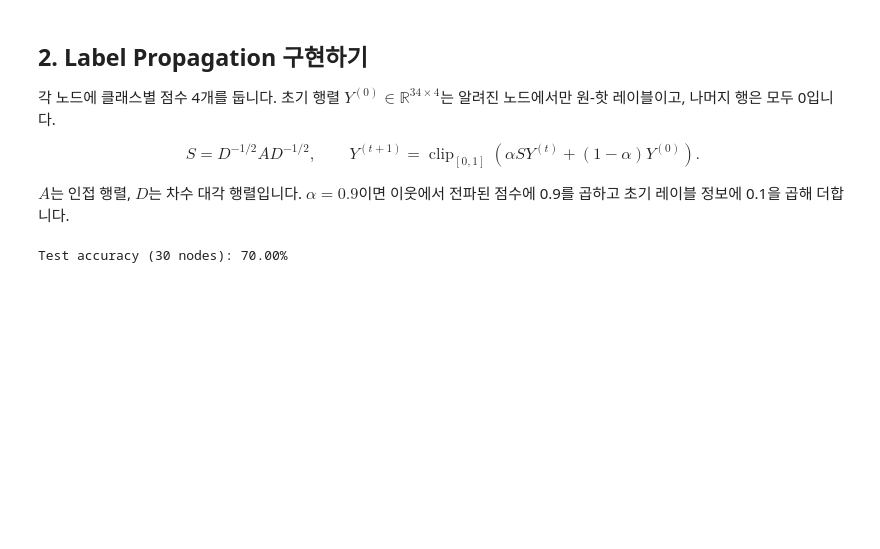
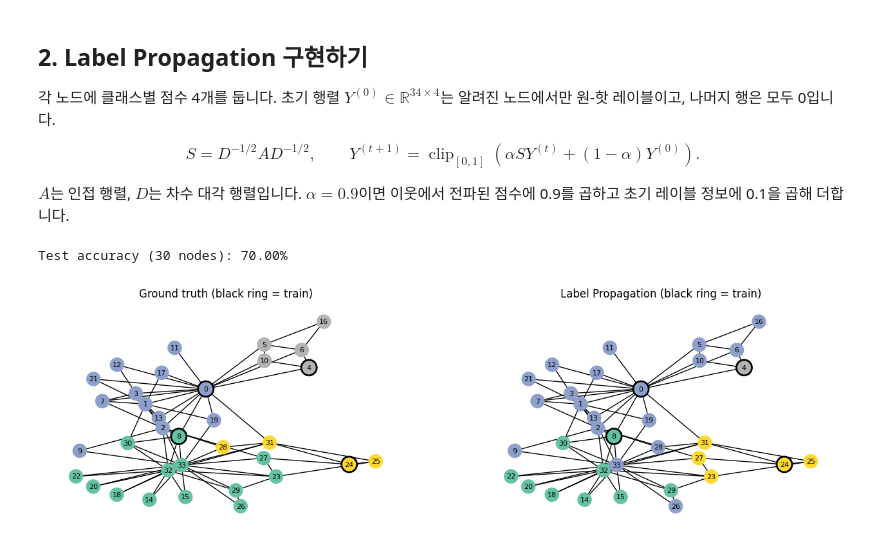
Before and after one commit to KeunJuSong/KETI_AI_Tutorial, a Jupyter notebook: Karate_club_labelpropagation.ipynb, the cells around one changed output. Saved outputs shown, nothing was run; the diff lists cells and outputs as text; code cells hidden in the pictures; blank space fills up the shorter version.

Commit message:
Add pretrained model comparison and baseline visualizations

```diff
--- a/Karate_club_labelpropagation.ipynb
+++ b/Karate_club_labelpropagation.ipynb
@@ -37,6 +37,7 @@ y0[train_mask] = F.one_hot(
 
 pyg_model = LabelPropagation(num_layers=100, alpha=0.9)
 y_hat = pyg_model(y0, data.edge_index)
+pred = F.softmax(y_hat, dim=1).argmax(dim=1)
 
 # pred = y_hat.argmax(dim=1)
 # test_accuracy = (pred[test_mask] == data.y[test_mask]).float().mean().item()
@@ -46,3 +47,24 @@ test_accuracy = (
 print(f'Test accuracy (30 nodes): {test_accuracy:.2%}')
 # %% [output]
 Test accuracy (30 nodes): 70.00%
+# %%
+import networkx as nx
+from torch_geometric.utils import to_networkx
+import matplotlib.pyplot as plt
+
+graph = to_networkx(data, to_undirected=True)
+position = nx.spring_layout(graph, seed=42)
+fig, axes = plt.subplots(1, 2, figsize=(16, 4.5))
+
+for ax, labels, title in [(axes[0], data.y, "Ground truth"),
+                            (axes[1], pred, f"Label Propagation")]:
+    nx.draw_networkx(graph, pos=position, ax=ax, node_color=labels.tolist(),
+                        cmap="Set2", vmin=0, vmax=4 - 1,
+                        node_size=230, font_size=8)
+    nx.draw_networkx_nodes(graph, position, ax=ax,
+                            nodelist=train_mask.nonzero(as_tuple=True)[0].tolist(),
+                            node_size=300, node_color="none", edgecolors="black", linewidths=2)
+    ax.set_title(title + " (black ring = train)")
+    ax.axis("off")
+# %% [output]
+[figure, added]
```
Also changed, not shown: 6 other files.
